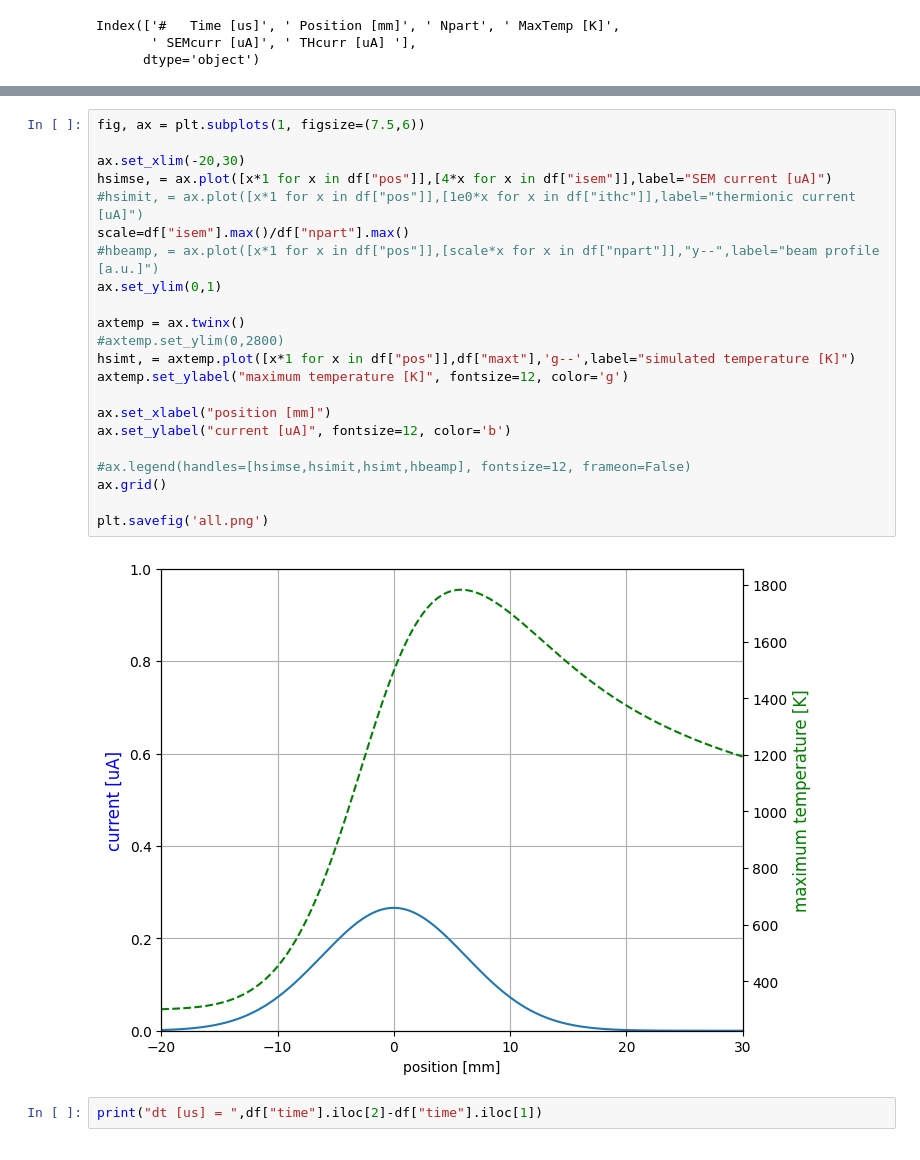
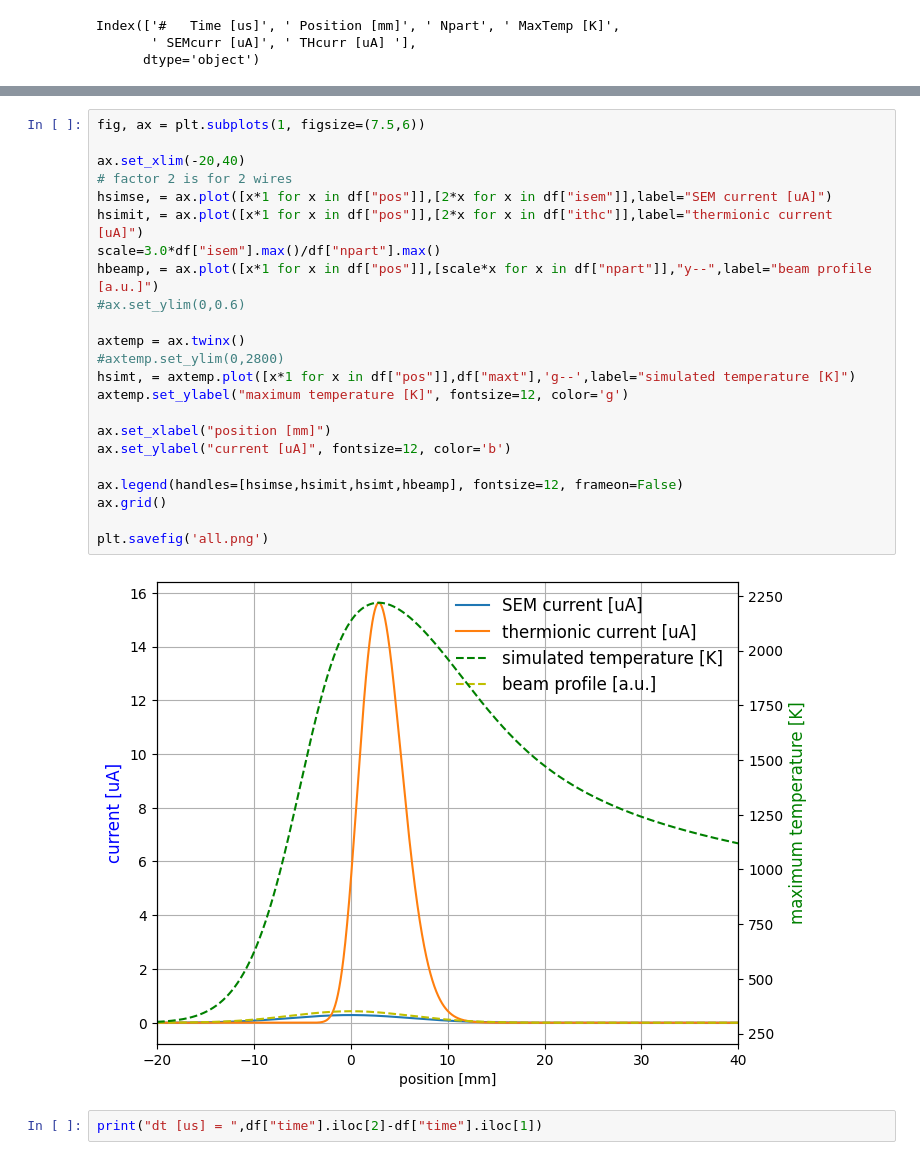
Before and after one commit to ClaudePP/PyTT, a Jupyter notebook: Output/plot_All.ipynb, the cells around one changed output, grey strips where cells are left out. Cells and saved outputs as stored; diff of their text form.

```diff
--- a/Output/plot_All.ipynb
+++ b/Output/plot_All.ipynb
@@ -45,27 +45,28 @@ print(df)
 # %%
 fig, ax = plt.subplots(1, figsize=(7.5,6))
 
-ax.set_xlim(-20,30)
-hsimse, = ax.plot([x*1 for x in df["pos"]],[4*x for x in df["isem"]],label="SEM current [uA]")
-#hsimit, = ax.plot([x*1 for x in df["pos"]],[1e0*x for x in df["ithc"]],label="thermionic current [uA]")
-scale=df["isem"].max()/df["npart"].max()
-#hbeamp, = ax.plot([x*1 for x in df["pos"]],[scale*x for x in df["npart"]],"y--",label="beam profile [a.u.]")
-ax.set_ylim(0,1)
+ax.set_xlim(-20,40)
+# factor 2 is for 2 wires
+hsimse, = ax.plot([x*1 for x in df["pos"]],[2*x for x in df["isem"]],label="SEM current [uA]")
+hsimit, = ax.plot([x*1 for x in df["pos"]],[2*x for x in df["ithc"]],label="thermionic current [uA]")
+scale=3.0*df["isem"].max()/df["npart"].max()
+hbeamp, = ax.plot([x*1 for x in df["pos"]],[scale*x for x in df["npart"]],"y--",label="beam profile [a.u.]")
+#ax.set_ylim(0,0.6)
 
 axtemp = ax.twinx()
 #axtemp.set_ylim(0,2800)
 hsimt, = axtemp.plot([x*1 for x in df["pos"]],df["maxt"],'g--',label="simulated temperature [K]")
 axtemp.set_ylabel("maximum temperature [K]", fontsize=12, color='g')
 
 ax.set_xlabel("position [mm]")
 ax.set_ylabel("current [uA]", fontsize=12, color='b')
 
-#ax.legend(handles=[hsimse,hsimit,hsimt,hbeamp], fontsize=12, frameon=False)
+ax.legend(handles=[hsimse,hsimit,hsimt,hbeamp], fontsize=12, frameon=False)
 ax.grid()
 
 plt.savefig('all.png')
 # %% [output]
-[figure, old version]
+[figure, new version]
 # %%
 print("dt [us] = ",df["time"].iloc[2]-df["time"].iloc[1])
 # %% [output]
```
Also changed, not shown: parts of 5 cells of this notebook, 9 other files.
